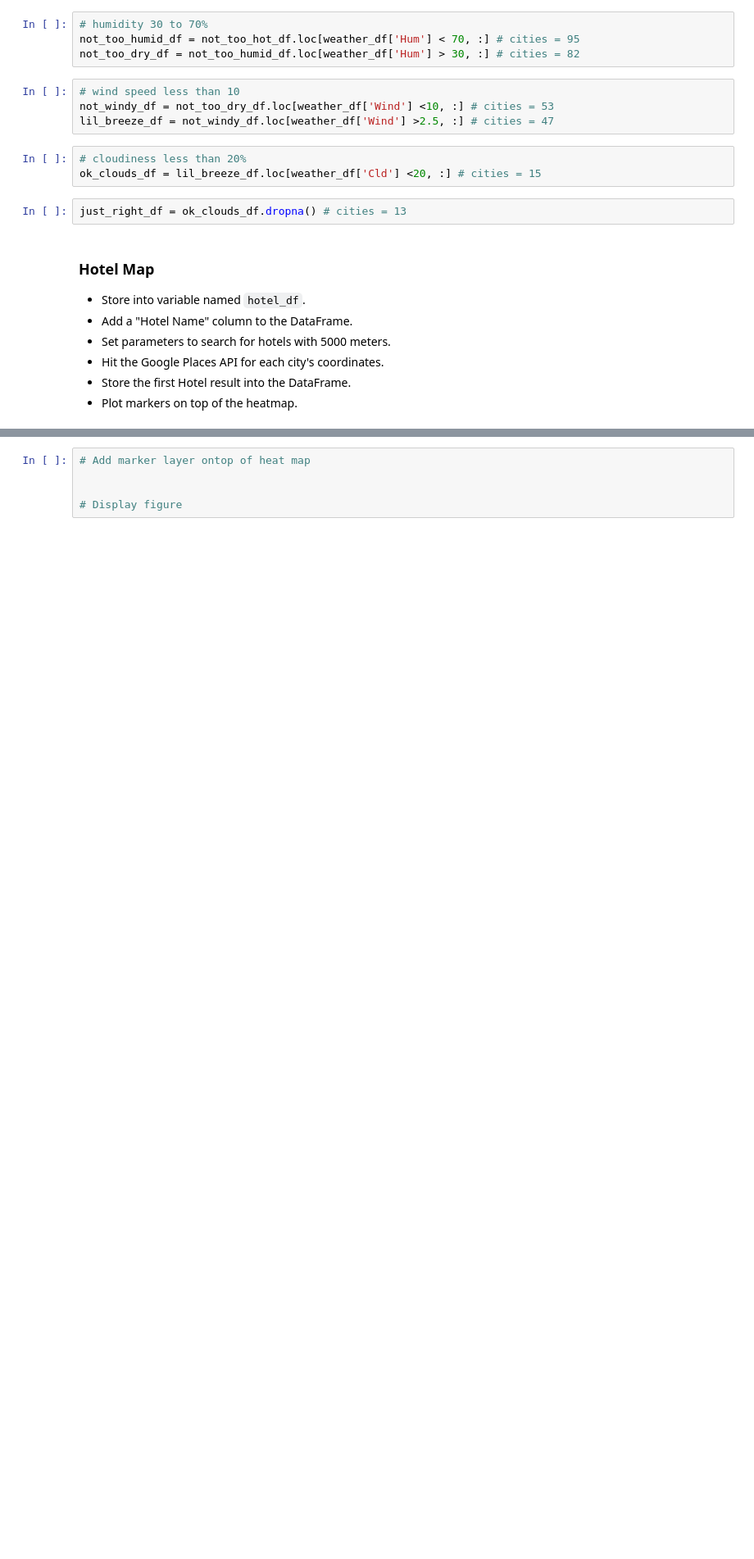
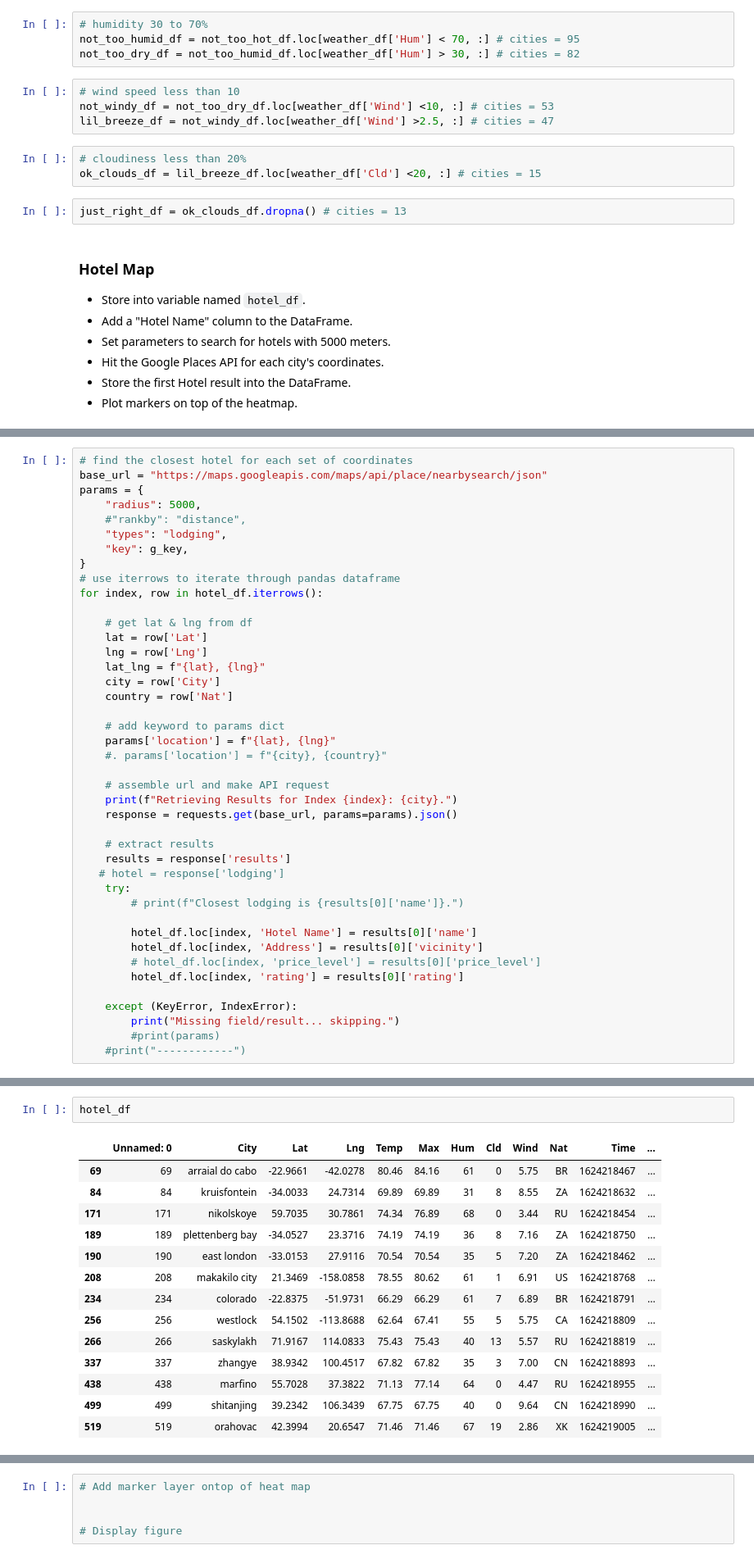
Before and after one commit to juliemcbaker/python-api-challenge, a Jupyter notebook: VacationPy/VacationPy.ipynb, the cells around one changed output, grey strips where cells are left out. Shown: that part at 82% size. Cells and saved outputs as stored; diff of their text form; blank space fills up the shorter version.

```diff
--- a/VacationPy/VacationPy.ipynb
+++ b/VacationPy/VacationPy.ipynb
@@ -132,0 +165,42 @@ just_right_df = ok_clouds_df.dropna() # cities = 13
+# %%
+# find the closest hotel for each set of coordinates
+base_url = "https://maps.googleapis.com/maps/api/place/nearbysearch/json"
+params = {
+    "radius": 5000,
+    #"rankby": "distance",
+    "types": "lodging",
+    "key": g_key,
+}
+# use iterrows to iterate through pandas dataframe
+for index, row in hotel_df.iterrows():
+
+    # get lat & lng from df
+    lat = row['Lat']
+    lng = row['Lng']
+    lat_lng = f"{lat}, {lng}"
+    city = row['City']
+    country = row['Nat']
+
+    # add keyword to params dict
+    params['location'] = f"{lat}, {lng}"
+    #. params['location'] = f"{city}, {country}"
+
+    # assemble url and make API request
+    print(f"Retrieving Results for Index {index}: {city}.")
+    response = requests.get(base_url, params=params).json()
+
+    # extract results
+    results = response['results']
+   # hotel = response['lodging']
+    try:
+        # print(f"Closest lodging is {results[0]['name']}.")
+
+        hotel_df.loc[index, 'Hotel Name'] = results[0]['name']
+        hotel_df.loc[index, 'Address'] = results[0]['vicinity']
+        # hotel_df.loc[index, 'price_level'] = results[0]['price_level']
+        hotel_df.loc[index, 'rating'] = results[0]['rating']
+
+    except (KeyError, IndexError):
+        print("Missing field/result... skipping.")
+        #print(params)
+    #print("------------")
@@ -132,0 +225,17 @@ just_right_df = ok_clouds_df.dropna() # cities = 13
+# %%
+hotel_df
+# %% [output]
+|  | Unnamed: 0 | City | Lat | Lng | Temp | Max | Hum | Cld | Wind | Nat | Time | ... |
+| 69 | 69 | arraial do cabo | -22.9661 | -42.0278 | 80.46 | 84.16 | 61 | 0 | 5.75 | BR | 1624218467 | ... |
+| 84 | 84 | kruisfontein | -34.0033 | 24.7314 | 69.89 | 69.89 | 31 | 8 | 8.55 | ZA | 1624218632 | ... |
+| 171 | 171 | nikolskoye | 59.7035 | 30.7861 | 74.34 | 76.89 | 68 | 0 | 3.44 | RU | 1624218454 | ... |
+| 189 | 189 | plettenberg bay | -34.0527 | 23.3716 | 74.19 | 74.19 | 36 | 8 | 7.16 | ZA | 1624218750 | ... |
+| 190 | 190 | east london | -33.0153 | 27.9116 | 70.54 | 70.54 | 35 | 5 | 7.20 | ZA | 1624218462 | ... |
+| 208 | 208 | makakilo city | 21.3469 | -158.0858 | 78.55 | 80.62 | 61 | 1 | 6.91 | US | 1624218768 | ... |
+| 234 | 234 | colorado | -22.8375 | -51.9731 | 66.29 | 66.29 | 61 | 7 | 6.89 | BR | 1624218791 | ... |
+| 256 | 256 | westlock | 54.1502 | -113.8688 | 62.64 | 67.41 | 55 | 5 | 5.75 | CA | 1624218809 | ... |
+| 266 | 266 | saskylakh | 71.9167 | 114.0833 | 75.43 | 75.43 | 40 | 13 | 5.57 | RU | 1624218819 | ... |
+| 337 | 337 | zhangye | 38.9342 | 100.4517 | 67.82 | 67.82 | 35 | 3 | 7.00 | CN | 1624218893 | ... |
+| 438 | 438 | marfino | 55.7028 | 37.3822 | 71.13 | 77.14 | 64 | 0 | 4.47 | RU | 1624218955 | ... |
+| 499 | 499 | shitanjing | 39.2342 | 106.3439 | 67.75 | 67.75 | 40 | 0 | 9.64 | CN | 1624218990 | ... |
+| 519 | 519 | orahovac | 42.3994 | 20.6547 | 71.46 | 71.46 | 67 | 19 | 2.86 | XK | 1624219005 | ... |
```
Also changed, not shown: parts of 12 cells of this notebook.
